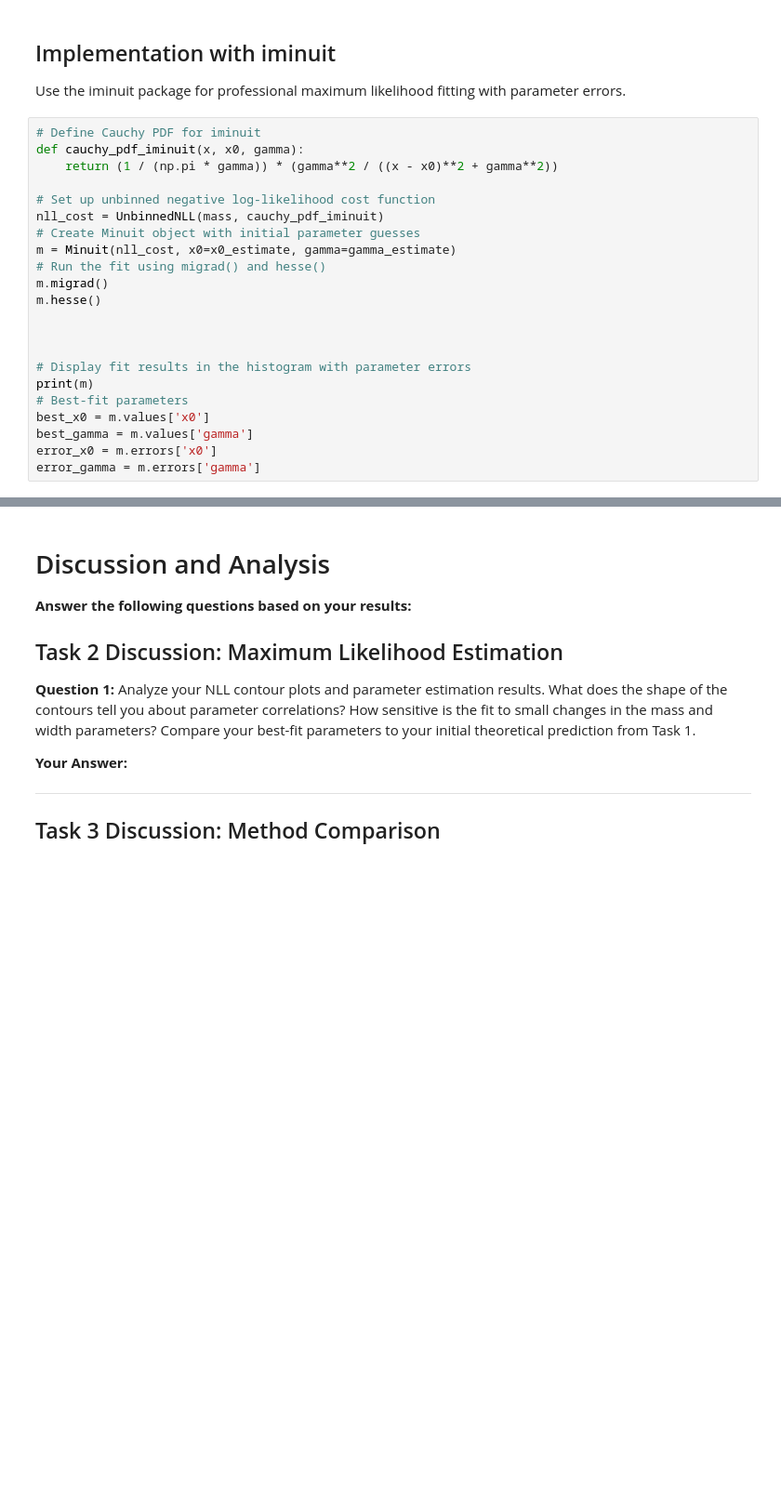
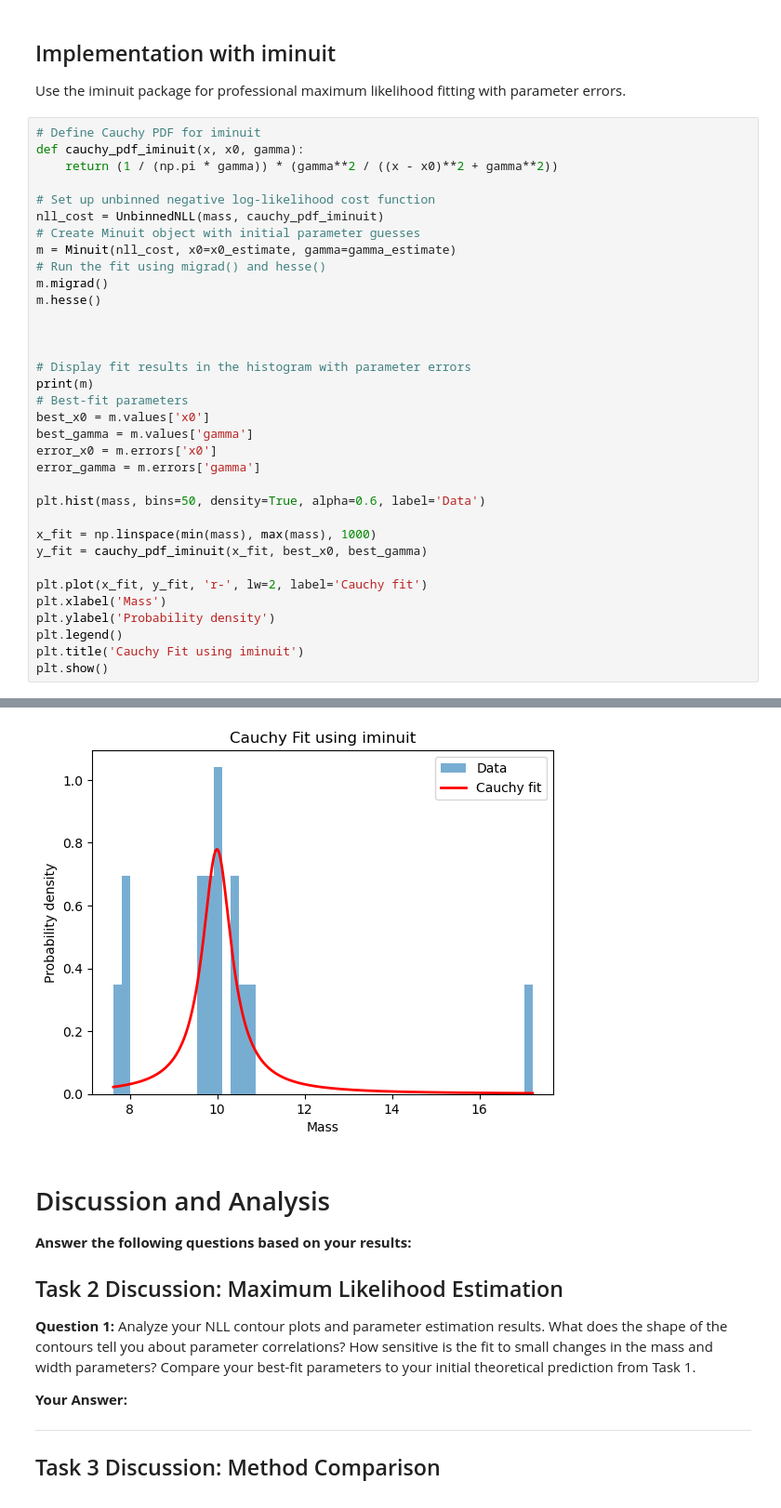
Before and after one commit to NirmalKumarMari/PHYS-434, a Jupyter notebook: lab_4_template.ipynb, the cells around one changed output, grey strips where cells are left out. Shown at 93% size. Saved outputs shown, nothing was run; the diff lists cells and outputs as text; blank space fills up the shorter version.

```diff
--- a/lab_4_template.ipynb
+++ b/lab_4_template.ipynb
@@ -307,33 +308,46 @@ m = Minuit(nll_cost, x0=x0_estimate, gamma=gamma_estimate)
 m.migrad()
 m.hesse()
 
 
 
 # Display fit results in the histogram with parameter errors
 print(m)
 # Best-fit parameters
 best_x0 = m.values['x0']
 best_gamma = m.values['gamma']
 error_x0 = m.errors['x0']
 error_gamma = m.errors['gamma']
+
+plt.hist(mass, bins=50, density=True, alpha=0.6, label='Data')
+
+x_fit = np.linspace(min(mass), max(mass), 1000)
+y_fit = cauchy_pdf_iminuit(x_fit, best_x0, best_gamma)
+
+plt.plot(x_fit, y_fit, 'r-', lw=2, label='Cauchy fit')
+plt.xlabel('Mass')
+plt.ylabel('Probability density')
+plt.legend()
+plt.title('Cauchy Fit using iminuit')
+plt.show()
 # %% [output]
 ┌─────────────────────────────────────────────────────────────────────────┐
 │                                Migrad                                   │
 ├──────────────────────────────────┬──────────────────────────────────────┤
 │ FCN = 50.28                      │              Nfcn = 34               │
 │ EDM = 2.14e-05 (Goal: 0.0002)    │                                      │
 ├──────────────────────────────────┼──────────────────────────────────────┤
 │          Valid Minimum           │   Below EDM threshold (goal x 10)    │
 ├──────────────────────────────────┼──────────────────────────────────────┤
 │      No parameters at limit      │           Below call limit           │
 ├──────────────────────────────────┼──────────────────────────────────────┤
 │             Hesse ok             │         Covariance accurate          │
 └──────────────────────────────────┴──────────────────────────────────────┘
 ... (8 lines left out)
 ├───────┼───────────────┤
 │    x0 │ 0.0204  0.001 │
 │ gamma │  0.001 0.0245 │
 └───────┴───────────────┘
+[figure, added]
 # %% [markdown]
 # Discussion and Analysis
 
```
Also changed, not shown: parts of 2 cells of this notebook.
